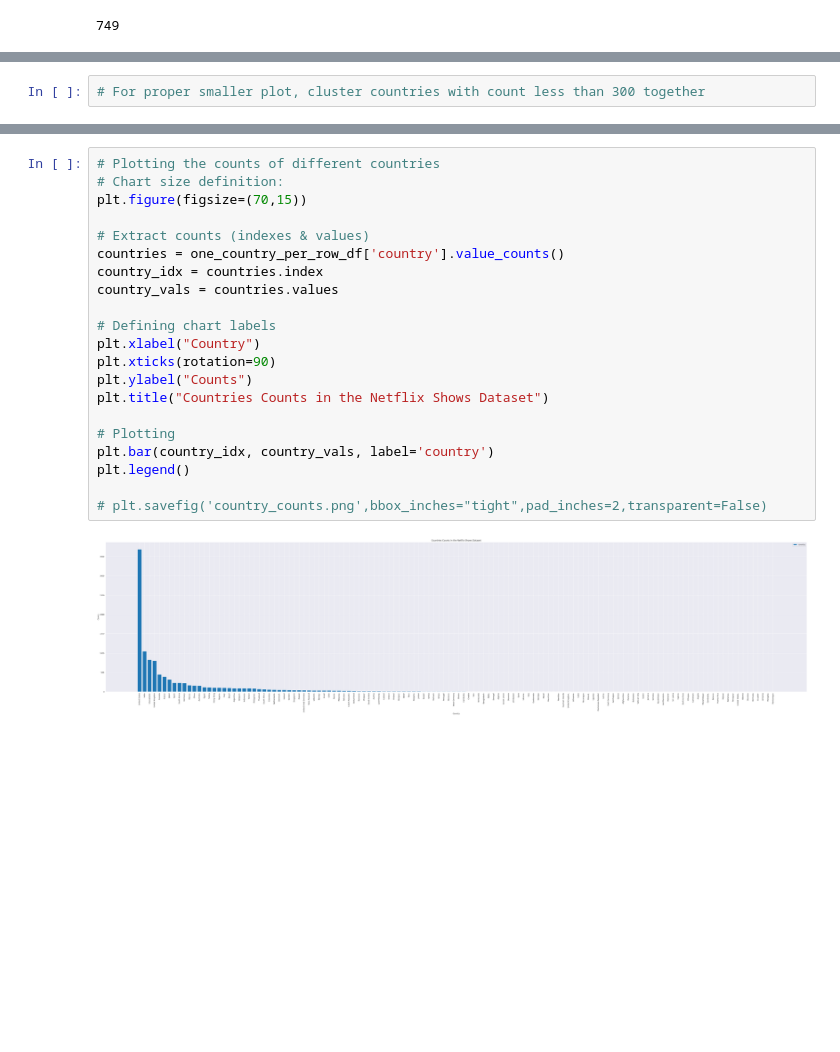
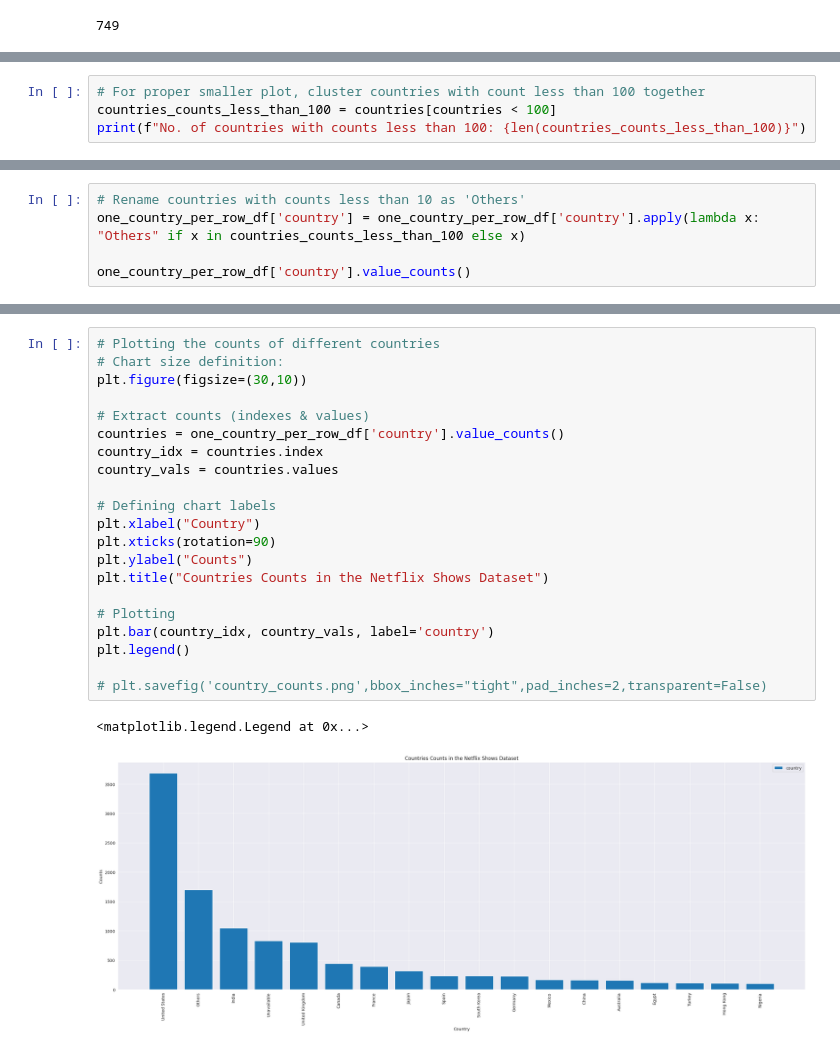
Before and after one commit to mutumagitonga/Netflix-Movies-and-TV-Shows-Data-Analysis, a Jupyter notebook: netflix_movies_and_shows.ipynb, the cells around one changed output, grey strips where cells are left out. Saved outputs shown, nothing was run; the diff lists cells and outputs as text; blank space fills up the shorter version.

Commit message:
Plot country counts

```diff
--- a/netflix_movies_and_shows.ipynb
+++ b/netflix_movies_and_shows.ipynb
@@ -508,2 +522,4 @@ country_vals_max
 # %%
-# For proper smaller plot, cluster countries with count less than 300 together
+# For proper smaller plot, cluster countries with count less than 100 together
+countries_counts_less_than_100 = countries[countries < 100]
+print(f"No. of countries with counts less than 100: {len(countries_counts_less_than_100)}")
@@ -509,0 +528,5 @@ country_vals_max
+# %%
+# Rename countries with counts less than 10 as 'Others'
+one_country_per_row_df['country'] = one_country_per_row_df['country'].apply(lambda x: "Others" if x in countries_counts_less_than_100 else x)
+
+one_country_per_row_df['country'].value_counts()
@@ -510,23 +554,24 @@ country_vals_max
 # %%
 # Plotting the counts of different countries
 # Chart size definition:
-plt.figure(figsize=(70,15))
+plt.figure(figsize=(30,10))
 
 # Extract counts (indexes & values)
 countries = one_country_per_row_df['country'].value_counts()
 country_idx = countries.index
 country_vals = countries.values
 
 # Defining chart labels
 plt.xlabel("Country")
 plt.xticks(rotation=90)
 plt.ylabel("Counts")
 plt.title("Countries Counts in the Netflix Shows Dataset")
 
 # Plotting
 plt.bar(country_idx, country_vals, label='country')
 plt.legend()
 
 # plt.savefig('country_counts.png',bbox_inches="tight",pad_inches=2,transparent=False)
 # %% [output]
+<matplotlib.legend.Legend at 0x...>
-[figure, old version]
+[figure, new version]
```
Also changed, not shown: parts of 3 cells of this notebook.
